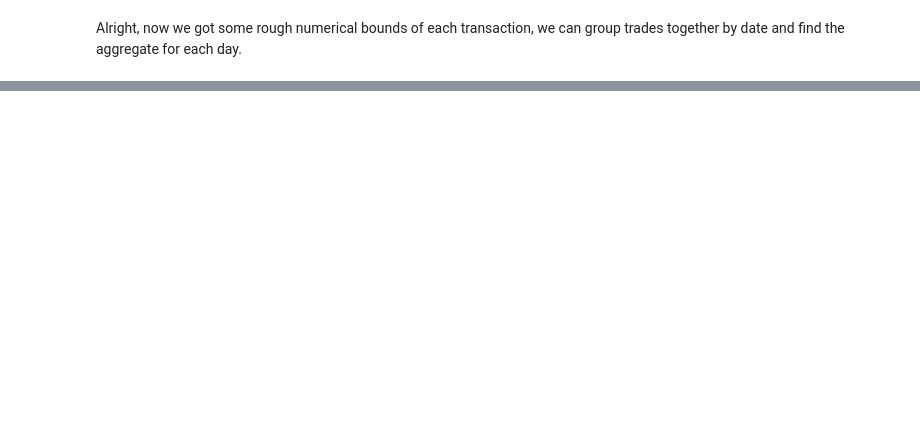
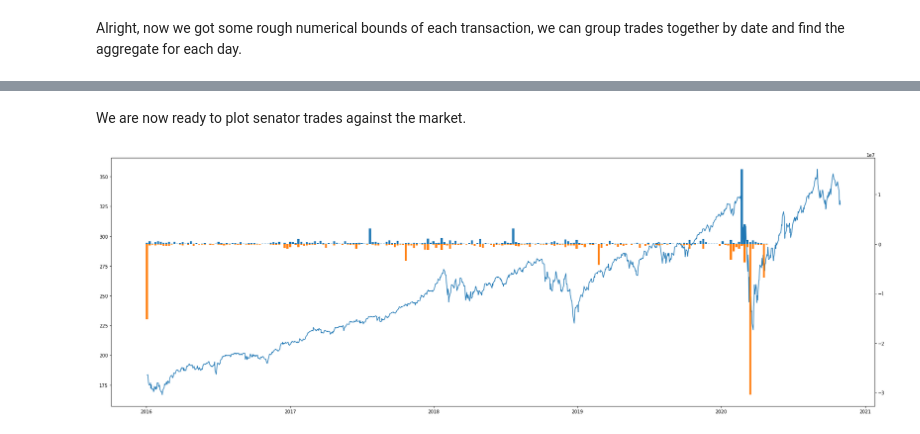
Before and after one commit to prcao/insider-trading, a Jupyter notebook: final.ipynb, the cells around one changed output, grey strips where cells are left out. Saved outputs shown, nothing was run; the diff lists cells and outputs as text; code cells hidden in the pictures; blank space fills up the shorter version.

Commit message:
trades vs sp500

```diff
--- a/final.ipynb
+++ b/final.ipynb
@@ -128,0 +126,12 @@ DataError: No numeric types to aggregate
+# %%
+aggregate_action = df.groupby([pd.Grouper(key='transaction_date', freq='W'), 'type']).sum()
+
+# Groupby makes transaction_date and type an index, we want to convert those back into a column
+aggregate_action.reset_index(inplace=True)
+
+aggregate_buys = aggregate_action[aggregate_action['type'] == 'Purchase']
+aggregate_sells = aggregate_action[aggregate_action['type'] == 'Sale']
+aggregate_sells['mid_amt'] = aggregate_sells['mid_amt'] * -1
+
+print(aggregate_buys.head())
+print(aggregate_sells.head())
@@ -128,0 +151,27 @@ DataError: No numeric types to aggregate
+# %% [markdown]
+We are now ready to plot senator trades against the market.
+# %%
+import matplotlib.pyplot as plt
+
+start_date = '2010-01-01'
+end_date = '2020-11-01'
+
+aggregate_buys = aggregate_buys[(aggregate_buys['transaction_date'] > start_date) & (aggregate_buys['transaction_date'] < end_date)]
+aggregate_sells = aggregate_sells[(aggregate_sells['transaction_date'] > start_date) & (aggregate_sells['transaction_date'] < end_date)]
+
+# We have a lot of data, so we should make the figure very large
+plt.figure(figsize=(30,10))
+
+spy_hist.reset_index(inplace=True)
+market = spy_hist[(spy_hist['Date'] > start_date) & (spy_hist['Date'] < end_date)]
+plt.plot(market['Date'], market['Close'])
+
+plt.twinx()
+
+plt.bar(aggregate_buys['transaction_date'], aggregate_buys['mid_amt'], width=5)
+plt.bar(aggregate_sells['transaction_date'], aggregate_sells['mid_amt'], width=5)
+
+
+plt.show()
+# %% [output]
+[figure, added]
```
Also changed, not shown: parts of 8 cells of this notebook.
